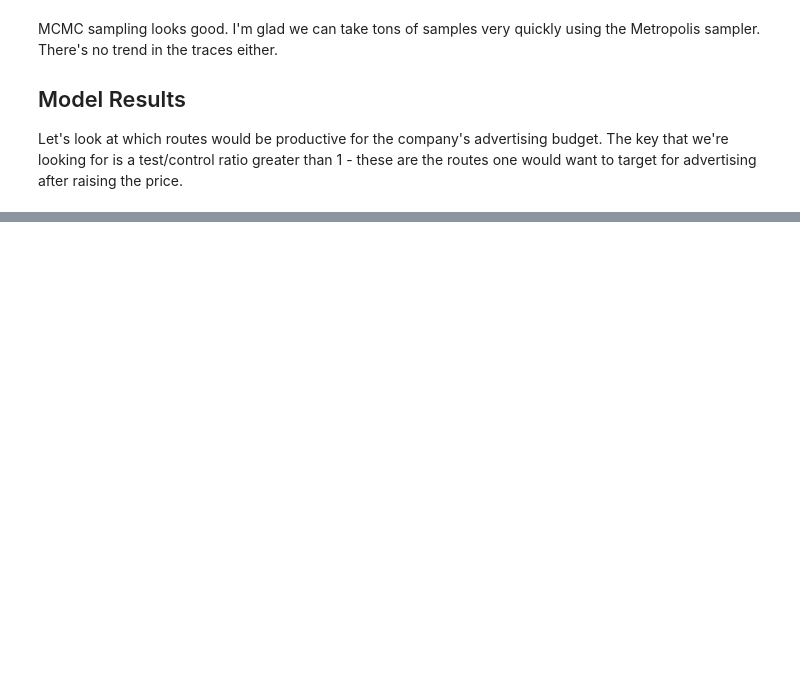
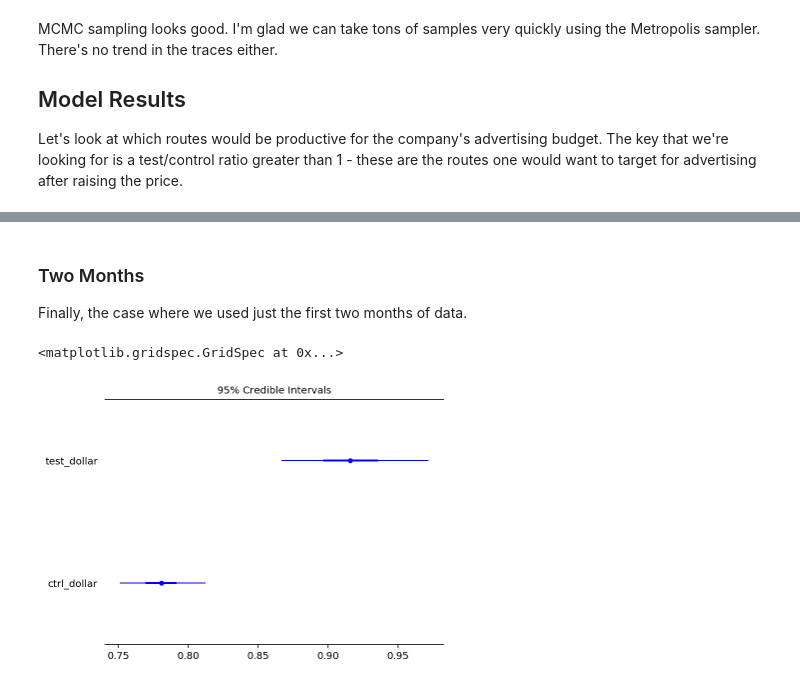
Before and after one commit to ericmjl/insight-data-challenges, a Jupyter notebook: week2/notebook.ipynb, the cells around one changed output, grey strips where cells are left out. Cells and saved outputs as stored; diff of their text form; code cells hidden in the pictures; blank space fills up the shorter version.

```diff
--- a/week2/notebook.ipynb
+++ b/week2/notebook.ipynb
@@ -420,0 +546,9 @@ plt.show()
+# %% [markdown]
+### Two Months
+
+Finally, the case where we used just the first two months of data.
+# %%
+pm.forestplot(trace_two_month, varnames=['test_dollar', 'ctrl_dollar'])
+# %% [output]
+<matplotlib.gridspec.GridSpec at 0x...>
+[figure, added]
```
Also changed, not shown: parts of 32 cells of this notebook, 1 other file.
